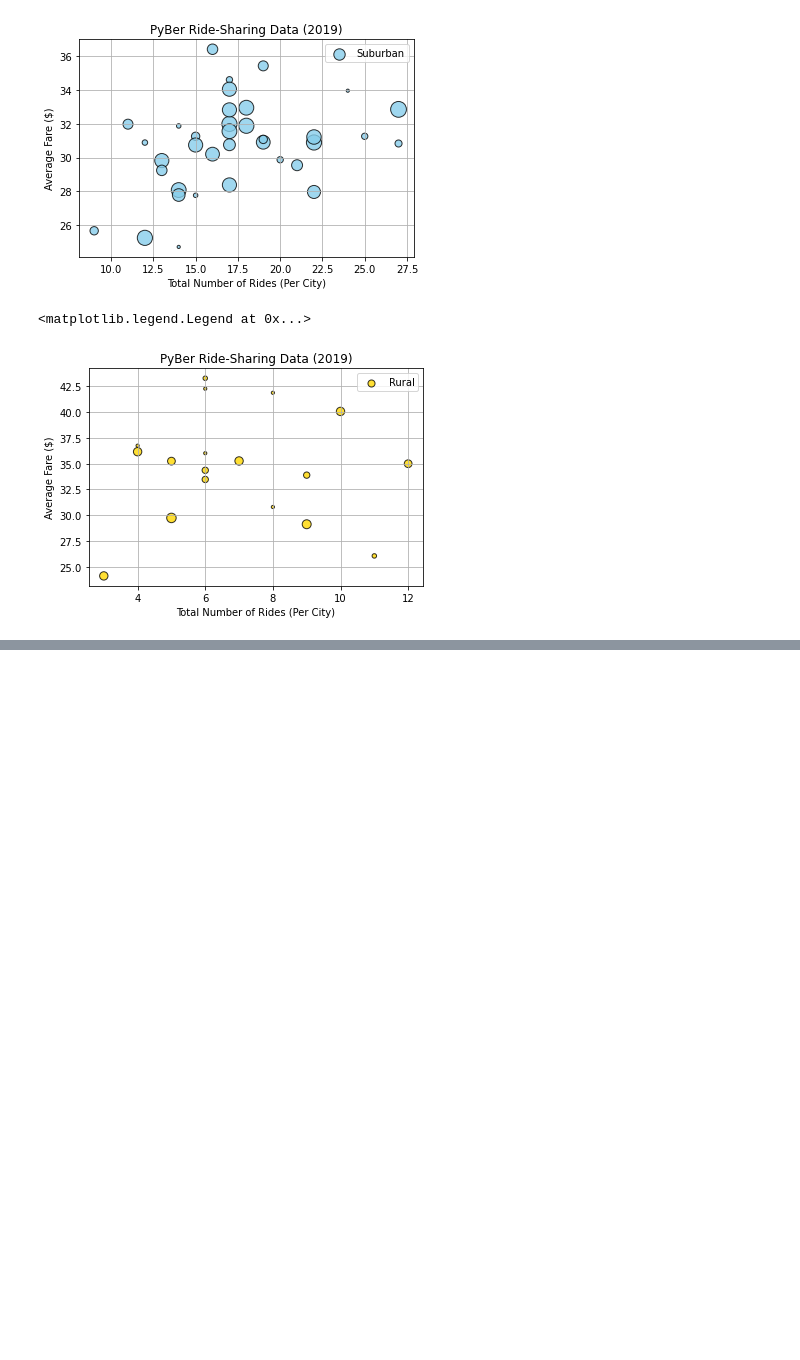
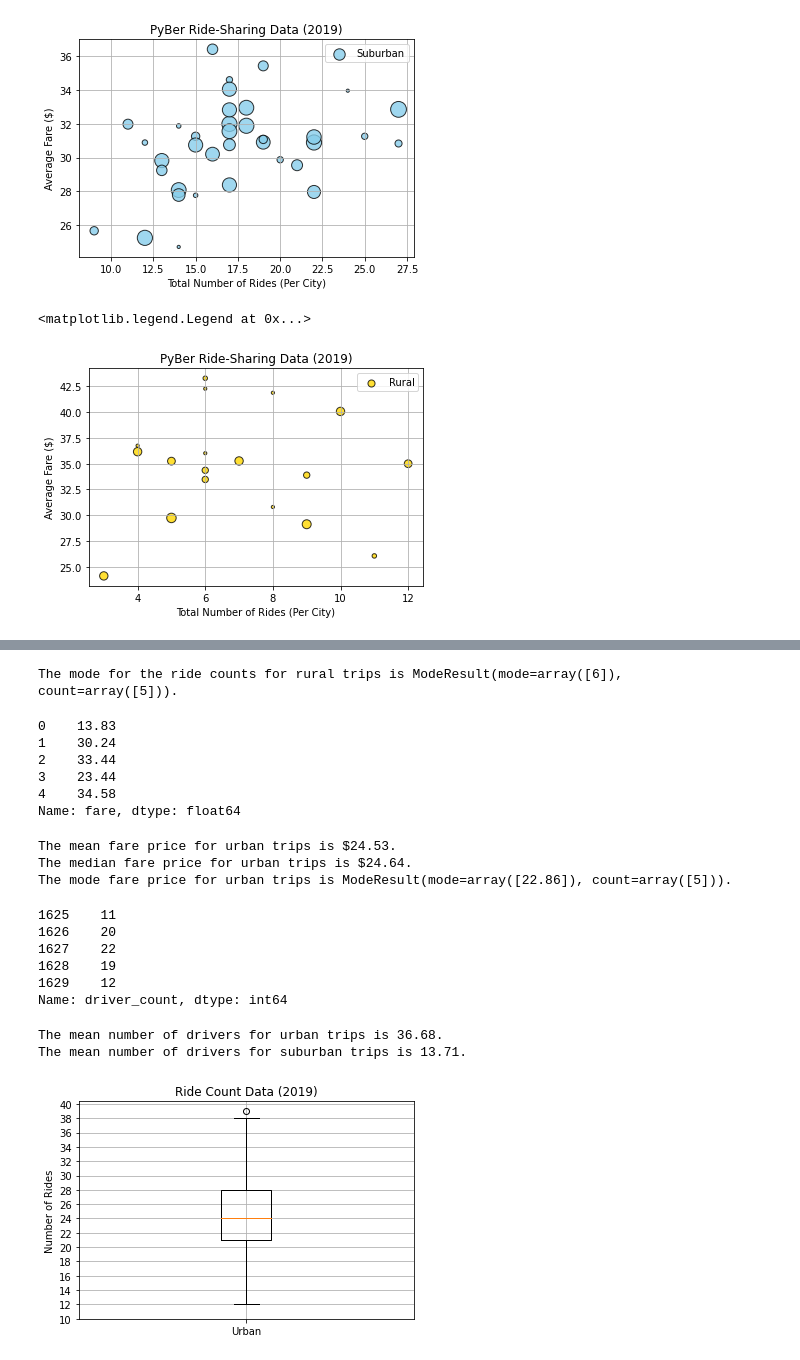
Before and after one commit to drawidsw/pyber-analysis, a Jupyter notebook: PyBer.ipynb, the cells around one changed output, grey strips where cells are left out. Drawn from its saved outputs; the diff is of its cells as text; code cells hidden in the pictures; blank space fills up the shorter version.

Commit message:
Box and whisker plots.

```diff
--- a/PyBer.ipynb
+++ b/PyBer.ipynb
@@ -282,0 +347,71 @@ plt.show()
+# %%
+mode_rural_ride_count = sts.mode(rural_ride_count)
+print(f"The mode for the ride counts for rural trips is {mode_rural_ride_count}.")
+# %% [output]
+The mode for the ride counts for rural trips is ModeResult(mode=array([6]), count=array([5])).
+# %%
+# Get the fares for the urban cities.
+urban_fares = urban_cities_df["fare"]
+suburban_fares = suburban_cities_df["fare"]
+rural_fares = rural_cities_df["fare"]
+urban_fares.head()
+# %% [output]
+0    13.83
+1    30.24
+2    33.44
+3    23.44
+4    34.58
+Name: fare, dtype: float64
+# %%
+# Calculate the measures of central tendency for the average fare for the urban cities.
+mean_urban_fares = np.mean(urban_fares)
+print(f"The mean fare price for urban trips is ${mean_urban_fares:.2f}.")
+
+median_urban_fares = np.median(urban_fares)
+print(f"The median fare price for urban trips is ${median_urban_fares:.2f}.")
+
+mode_urban_fares = sts.mode(urban_fares)
+print(f"The mode fare price for urban trips is {mode_urban_fares}.")
+# %% [output]
+The mean fare price for urban trips is $24.53.
+The median fare price for urban trips is $24.64.
+The mode fare price for urban trips is ModeResult(mode=array([22.86]), count=array([5])).
+# %%
+# Get the driver count data from the urban cities.
+urban_drivers = urban_cities_df['driver_count']
+#urban_drivers.head()
+
+suburban_drivers = suburban_cities_df['driver_count']
+rural_drivers = rural_cities_df['driver_count']
+
+suburban_drivers.head()
+# %% [output]
+1625    11
+1626    20
+1627    22
+1628    19
+1629    12
+Name: driver_count, dtype: int64
+# %%
+# Calculate the measures of central tendency for the number of drivers for the urban cities.
+mean_urban_drivers = np.mean(urban_drivers)
+print(f"The mean number of drivers for urban trips is {mean_urban_drivers:.2f}.")
+
+mean_suburban_drivers = np.mean(suburban_drivers)
+print(f"The mean number of drivers for suburban trips is {mean_suburban_drivers:.2f}.")
+# %% [output]
+The mean number of drivers for urban trips is 36.68.
+The mean number of drivers for suburban trips is 13.71.
+# %%
+# Create a box-and-whisker plot for the urban cities ride count.
+x_labels = ["Urban"]
+fig, ax = plt.subplots()
+ax.boxplot(urban_ride_count, labels=x_labels)
+# Add the title, y-axis label and grid.
+ax.set_title('Ride Count Data (2019)')
+ax.set_ylabel('Number of Rides')
+ax.set_yticks(np.arange(10, 41, step=2.0))
+ax.grid()
+plt.show()
+# %% [output]
+[figure, added]
```
Also changed, not shown: parts of 10 cells of this notebook, 3 other files.
